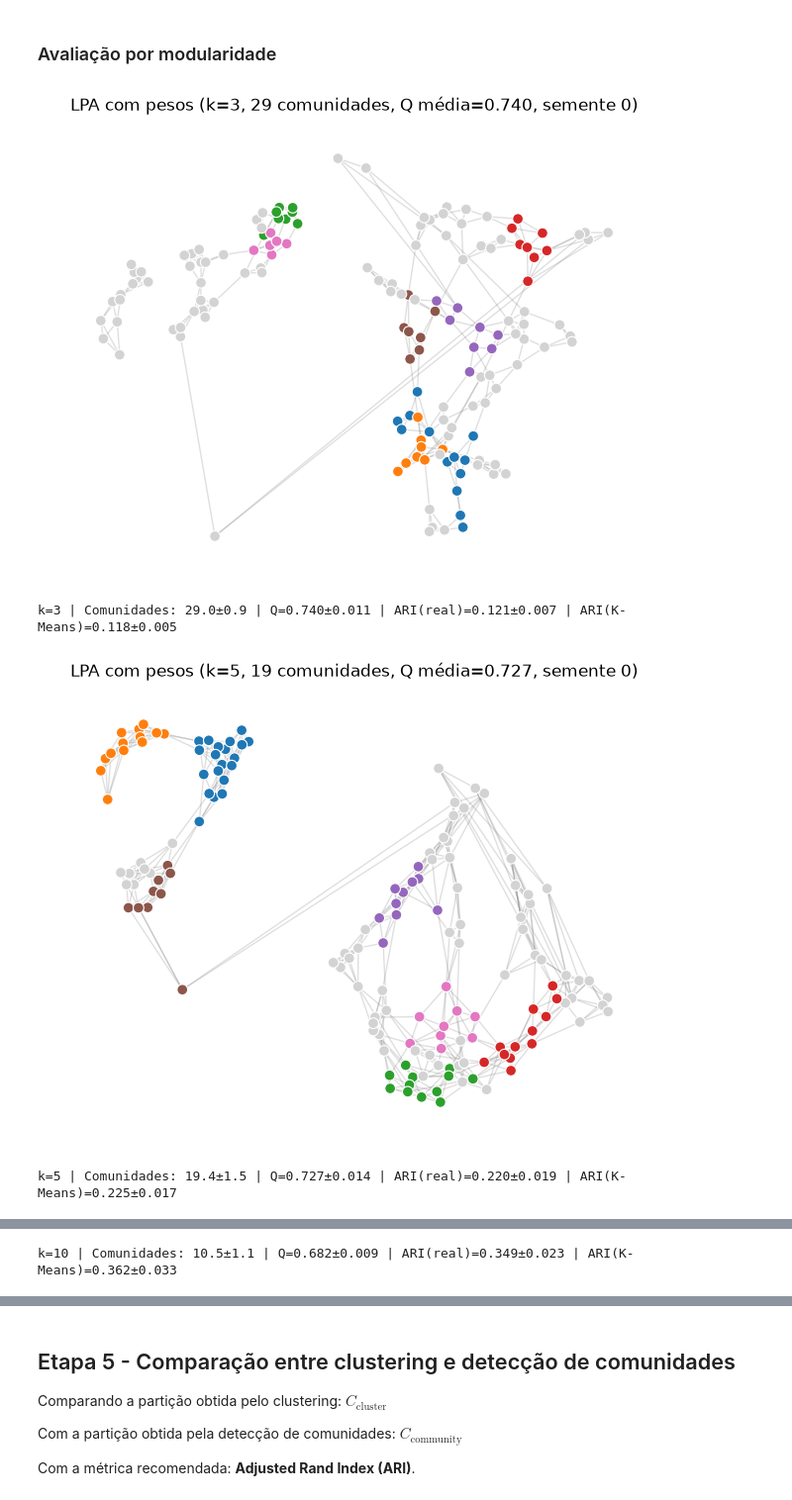
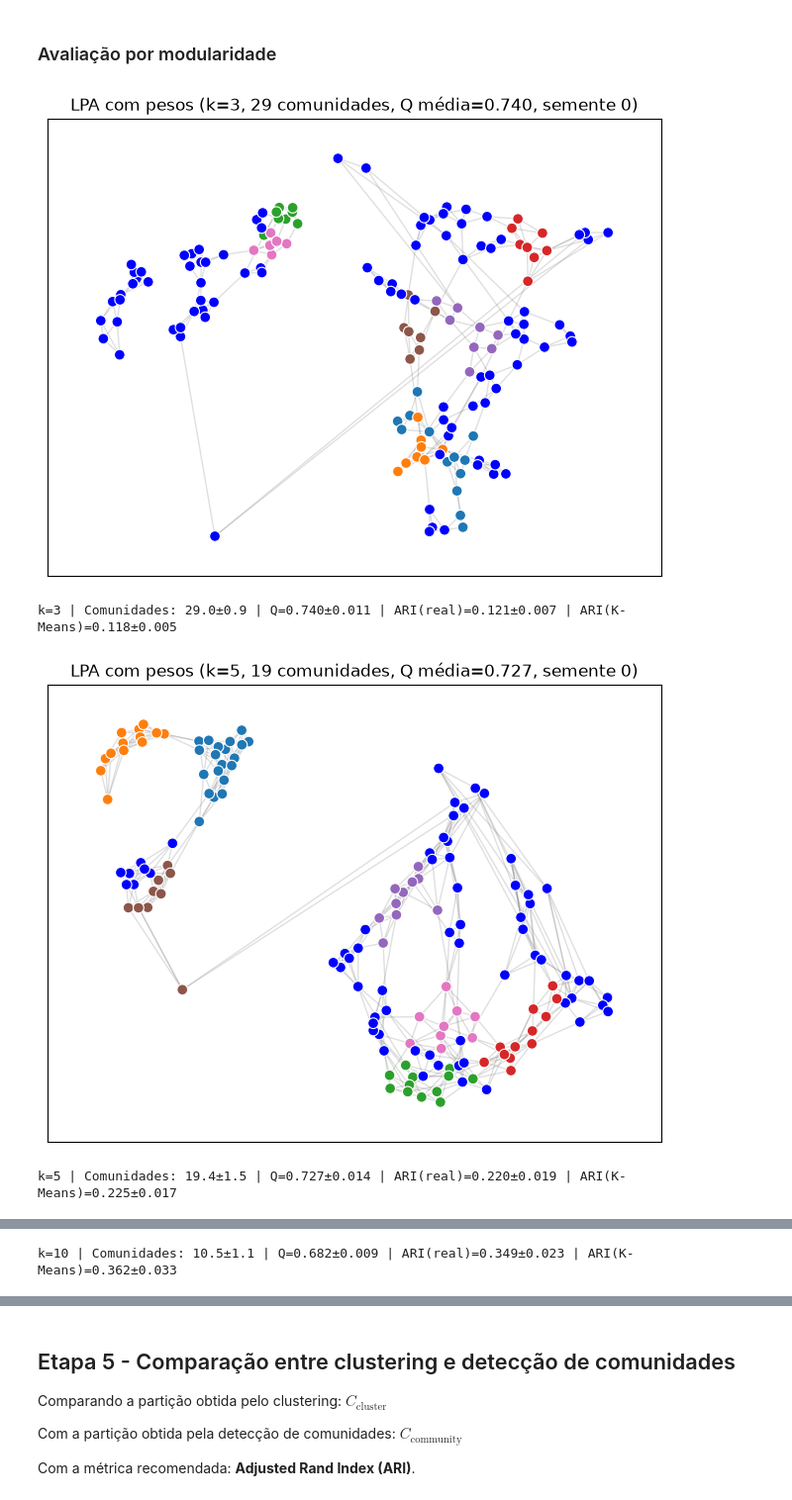
Before and after one commit to milenamonteiro/grafos-trab-2, a Jupyter notebook: proj2_corrigido.ipynb, the cells around one changed output, grey strips where cells are left out. Shown at 99% size. Saved outputs shown, nothing was run; the diff lists cells and outputs as text; code cells hidden in the pictures.

```diff
--- a/proj2_corrigido.ipynb
+++ b/proj2_corrigido.ipynb
@@ -277,0 +318,29 @@ Silhouette Score: 0.45994823920518635
+# %%
+centros_pca = pca.transform(pd.DataFrame(kmeans.cluster_centers_,
+                                         columns=X_padronizado.columns))
+
+fig, axs = plt.subplots(1, 2, figsize=(13, 5), sharex=True, sharey=True)
+
+# Ground truth
+for i, c in enumerate(classes):
+    m = (y_gt == c)
+    axs[0].scatter(X_pca[m, 0], X_pca[m, 1], s=45, color=cmap_obj(i),
+                   edgecolors="white", linewidths=0.6, label=c)
+axs[0].set_title("Classes reais")
+axs[0].legend()
+
+# K-Means
+for j in range(K):
+    m = (clusters == j)
+    axs[1].scatter(X_pca[m, 0], X_pca[m, 1], s=45, color=cmap_obj(j),
+                   edgecolors="white", linewidths=0.6, label=f"Cluster {j} ({m.sum()})")
+axs[1].scatter(centros_pca[:, 0], centros_pca[:, 1], marker="X", s=250,
+               color="black", edgecolors="white", linewidths=1.5, label="Centroides", zorder=5)
+axs[1].set_title(f"K-Means (K={K}, ARI={ari_kmeans_real:.2f})")
+axs[1].legend()
+
+for ax in axs:
+    ax.set_xlabel("PC1")
+axs[0].set_ylabel("PC2")
+plt.tight_layout()
+plt.show()
@@ -496,36 +566,35 @@ for k_var in k_variacoes:
         ncs.append(len(com))
         ari_km.append(adjusted_rand_score(clusters, rotulos))
         ari_re.append(adjusted_rand_score(y_gt, rotulos))
         if s == SEMENTES[0]:
             exemplos[k_var] = (G_var, com, rotulos)
 
     modularidades[k_var],     mod_std[k_var]      = np.mean(qs),     np.std(qs)
     num_comunidades_k[k_var], ncom_std[k_var]     = np.mean(ncs),    np.std(ncs)
     ari_lpa_kmeans[k_var],    ari_km_std[k_var]   = np.mean(ari_km), np.std(ari_km)
     ari_lpa_real[k_var],      ari_real_std[k_var] = np.mean(ari_re), np.std(ari_re)
 
     # Plot (1ª semente): só as maiores comunidades coloridas
     G_plot, com_plot, rot_plot = exemplos[k_var]
     cmap_obj = plt.get_cmap("tab10")
-    cores_k = [cmap_obj(r) if r < N_DESTAQUE else "lightgray" for r in rot_plot]
+    cores_k = [cmap_obj(r) if r < N_DESTAQUE else "blue" for r in rot_plot]
     pos_rede = nx.spring_layout(G_plot, seed=42)
 
     plt.figure(figsize=(8, 6))
     nx.draw_networkx_edges(G_plot, pos_rede, alpha=0.25, edge_color="gray")
     nx.draw_networkx_nodes(G_plot, pos_rede, node_color=cores_k,
                            node_size=60, edgecolors="white", linewidths=0.8)
     plt.title(f"LPA {'com' if USAR_PESOS else 'sem'} pesos "
               f"(k={k_var}, {len(com_plot)} comunidades, "
               f"Q média={modularidades[k_var]:.3f}, semente {SEMENTES[0]})")
-    plt.axis("off")
     plt.show()
 
     print(f"k={k_var} | Comunidades: {num_comunidades_k[k_var]:.1f}±{ncom_std[k_var]:.1f} | "
           f"Q={modularidades[k_var]:.3f}±{mod_std[k_var]:.3f} | "
           f"ARI(real)={ari_lpa_real[k_var]:.3f}±{ari_real_std[k_var]:.3f} | "
           f"ARI(K-Means)={ari_lpa_kmeans[k_var]:.3f}±{ari_km_std[k_var]:.3f}")
 # %% [output]
-[figure, old version]
+[figure, new version]
 k=3 | Comunidades: 29.0±0.9 | Q=0.740±0.011 | ARI(real)=0.121±0.007 | ARI(K-Means)=0.118±0.005
-[figure, old version]
+[figure, new version]
 k=5 | Comunidades: 19.4±1.5 | Q=0.727±0.014 | ARI(real)=0.220±0.019 | ARI(K-Means)=0.225±0.017
```
Also changed, not shown: parts of 13 cells of this notebook, 1 other file.
